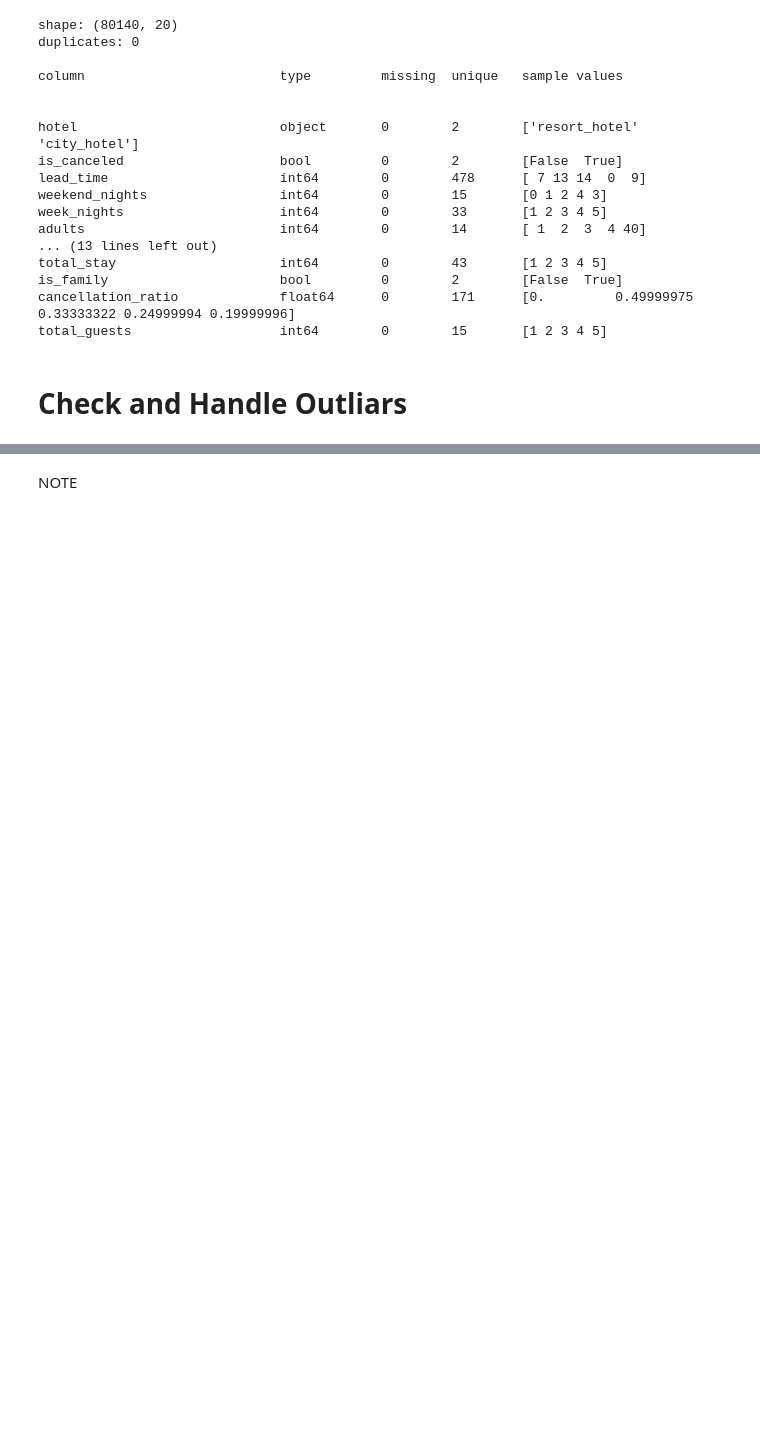
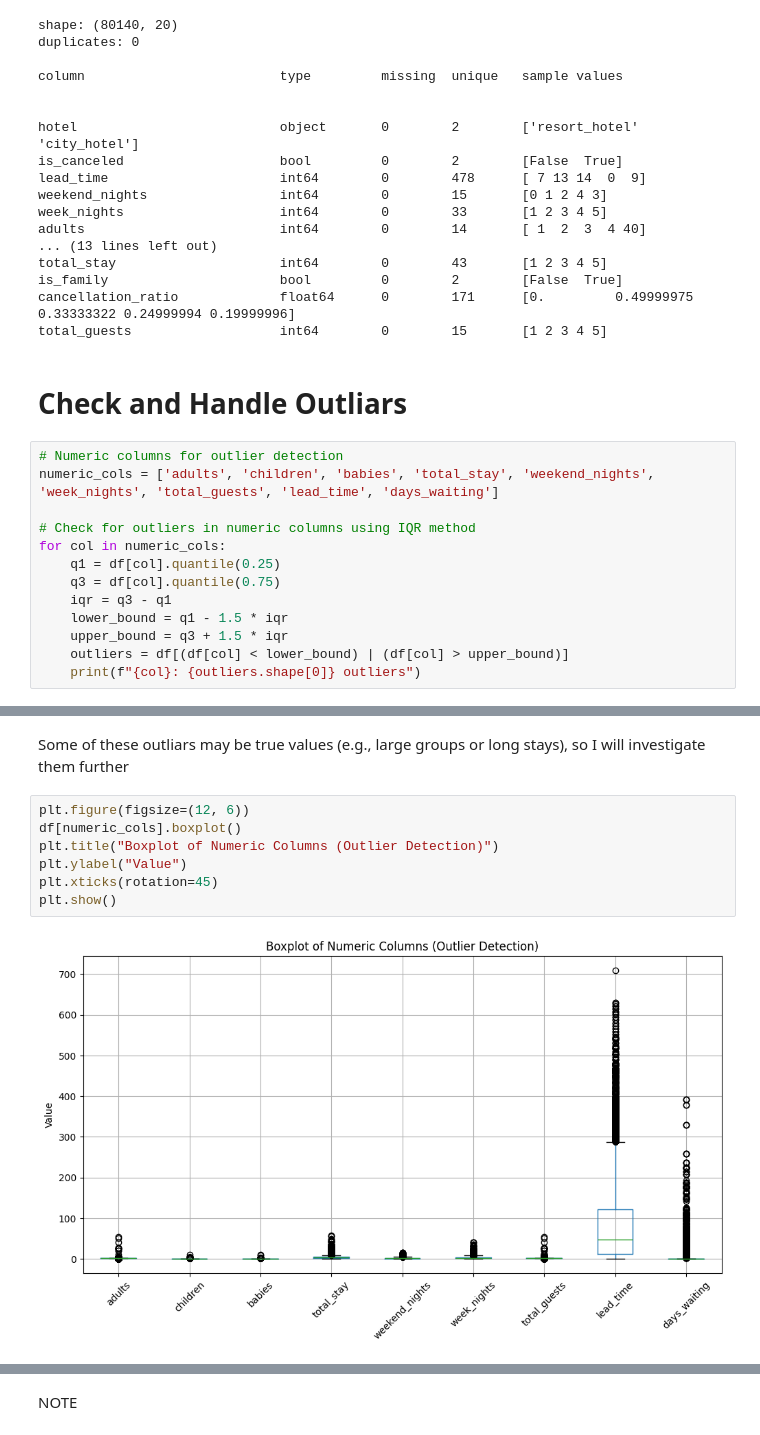
Before and after one commit to desi0302/CancelScope-Hotel-Booking-Analysis, a Jupyter notebook: jupyter_notebooks/etl.ipynb, the cells around one changed output, grey strips where cells are left out. Drawn from its saved outputs; the diff is of its cells as text; blank space fills up the shorter version.

Commit message:
outliars,distribution,labeling,save file for eda

```diff
--- a/jupyter_notebooks/etl.ipynb
+++ b/jupyter_notebooks/etl.ipynb
@@ -318,3 +318,16 @@ cancellation_ratio             float64      0        171      [0.         0.4999
 total_guests                   int64        0        15       [1 2 3 4 5]
 # %% [markdown]
 # Check and Handle Outliars
+# %%
+# Numeric columns for outlier detection
+numeric_cols = ['adults', 'children', 'babies', 'total_stay', 'weekend_nights', 'week_nights', 'total_guests', 'lead_time', 'days_waiting']
+
+# Check for outliers in numeric columns using IQR method
+for col in numeric_cols:
+    q1 = df[col].quantile(0.25)
+    q3 = df[col].quantile(0.75)
+    iqr = q3 - q1
+    lower_bound = q1 - 1.5 * iqr
+    upper_bound = q3 + 1.5 * iqr
+    outliers = df[(df[col] < lower_bound) | (df[col] > upper_bound)]
+    print(f"{col}: {outliers.shape[0]} outliers")
@@ -320,0 +344,11 @@ total_guests                   int64        0        15       [1 2 3 4 5]
+# %% [markdown]
+Some of these outliars may be true values (e.g., large groups or long stays), so I will investigate them further
+# %%
+plt.figure(figsize=(12, 6))
+df[numeric_cols].boxplot()
+plt.title("Boxplot of Numeric Columns (Outlier Detection)")
+plt.ylabel("Value")
+plt.xticks(rotation=45)
+plt.show()
+# %% [output]
+[figure, added]
```
Also changed, not shown: parts of 4 cells of this notebook, 1 other file.
